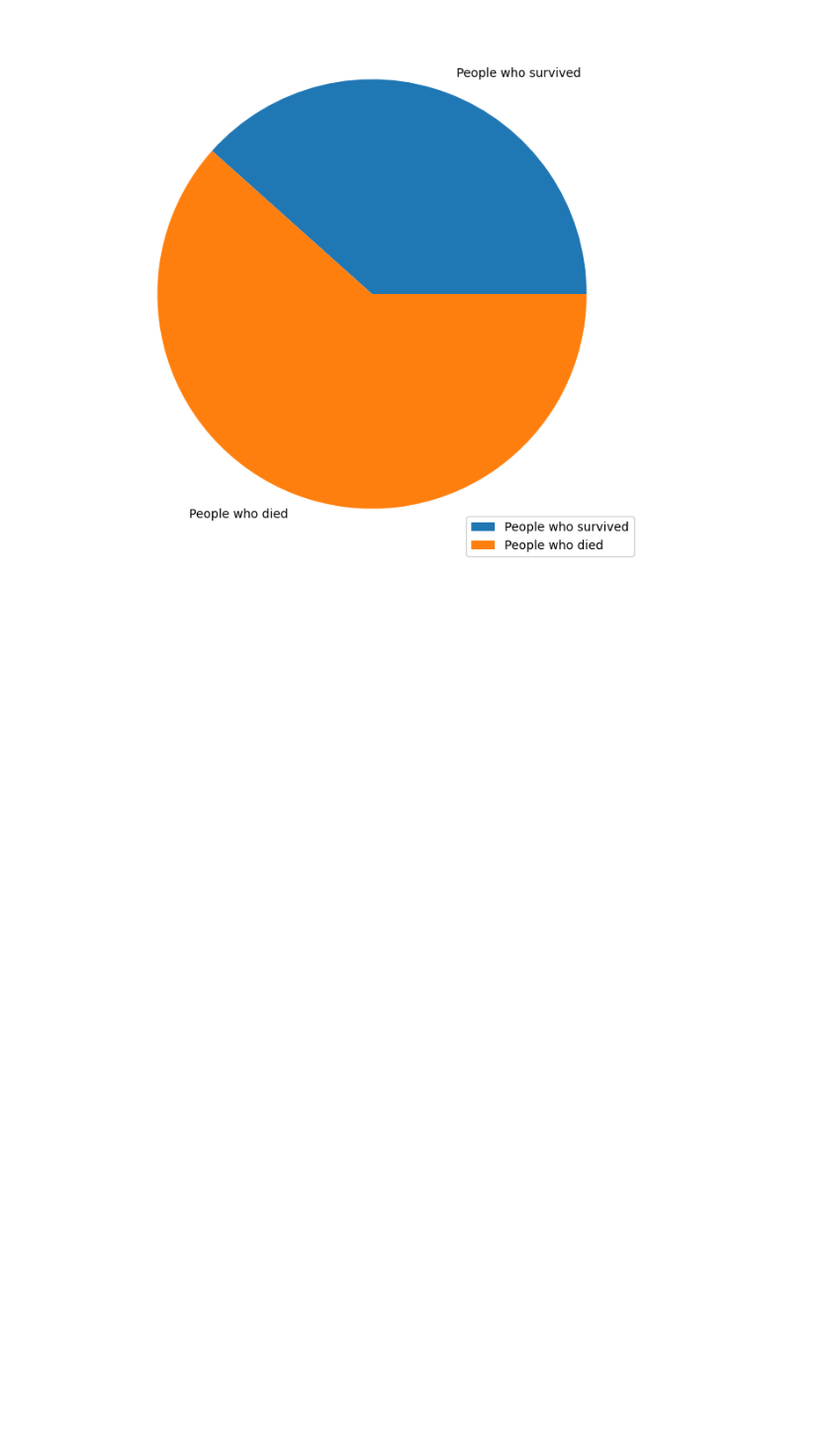
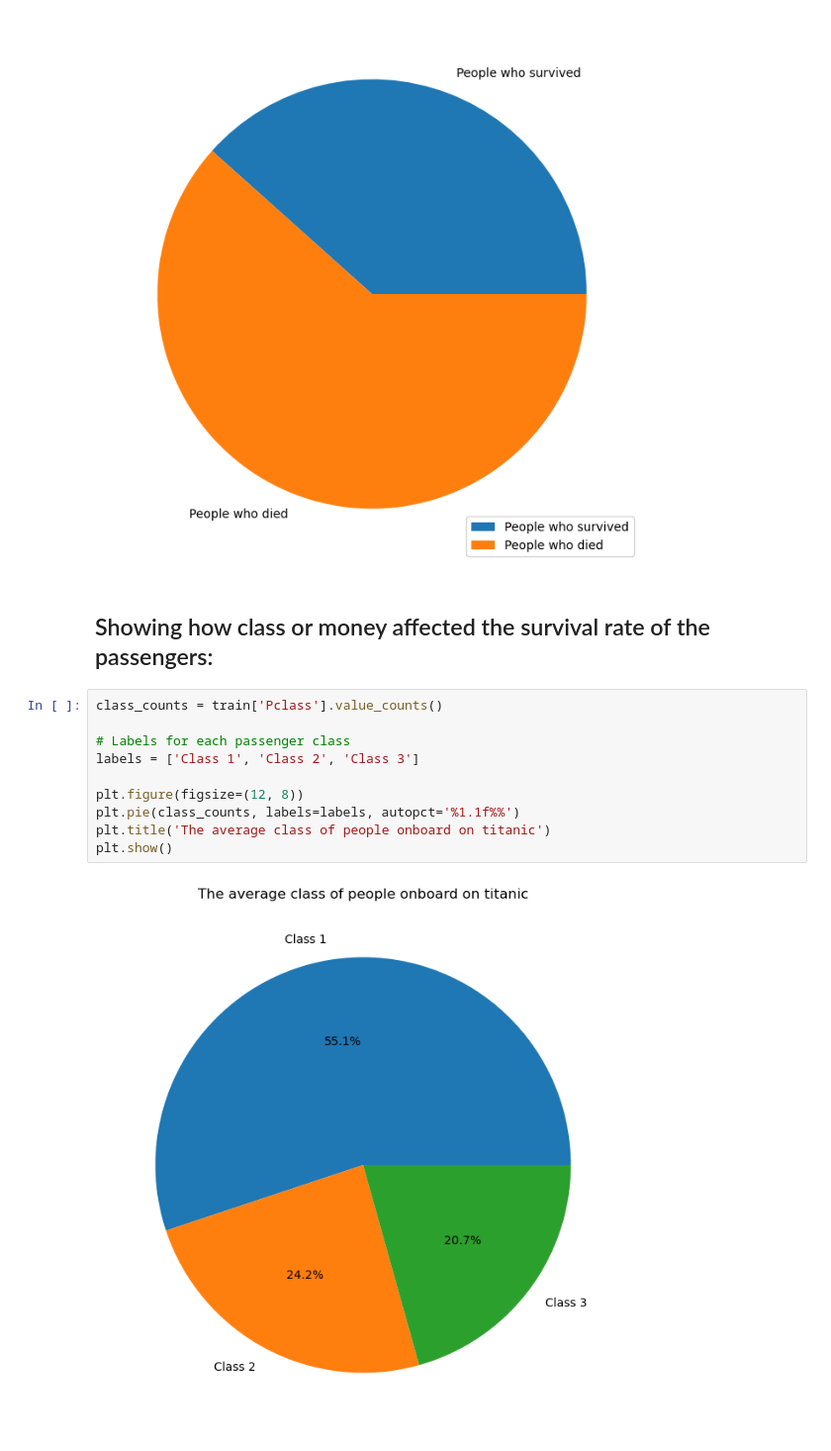
Before and after one commit to krsnathkr/TitanicMLprediction, a Jupyter notebook: main.ipynb, the cells around one changed output. Shown at 99% size. Drawn from its saved outputs; the diff is of its cells as text; blank space fills up the shorter version.

Commit message:
Updated main.ipynb
Added 'Showing how class or money affected the survival rate of the passengers'

```diff
--- a/main.ipynb
+++ b/main.ipynb
@@ -193,3 +194,17 @@ plt.legend(labels, loc='lower right')
 plt.show()
 # %% [output]
 [figure]
+# %% [markdown]
+## Showing how class or money affected the survival rate of the passengers:
+# %%
+class_counts = train['Pclass'].value_counts()
+
+# Labels for each passenger class
+labels = ['Class 1', 'Class 2', 'Class 3']
+
+plt.figure(figsize=(12, 8))
+plt.pie(class_counts, labels=labels, autopct='%1.1f%%')
+plt.title('The average class of people onboard on titanic')
+plt.show()
+# %% [output]
+[figure, added]
```
Also changed, not shown: parts of 2 cells of this notebook.
